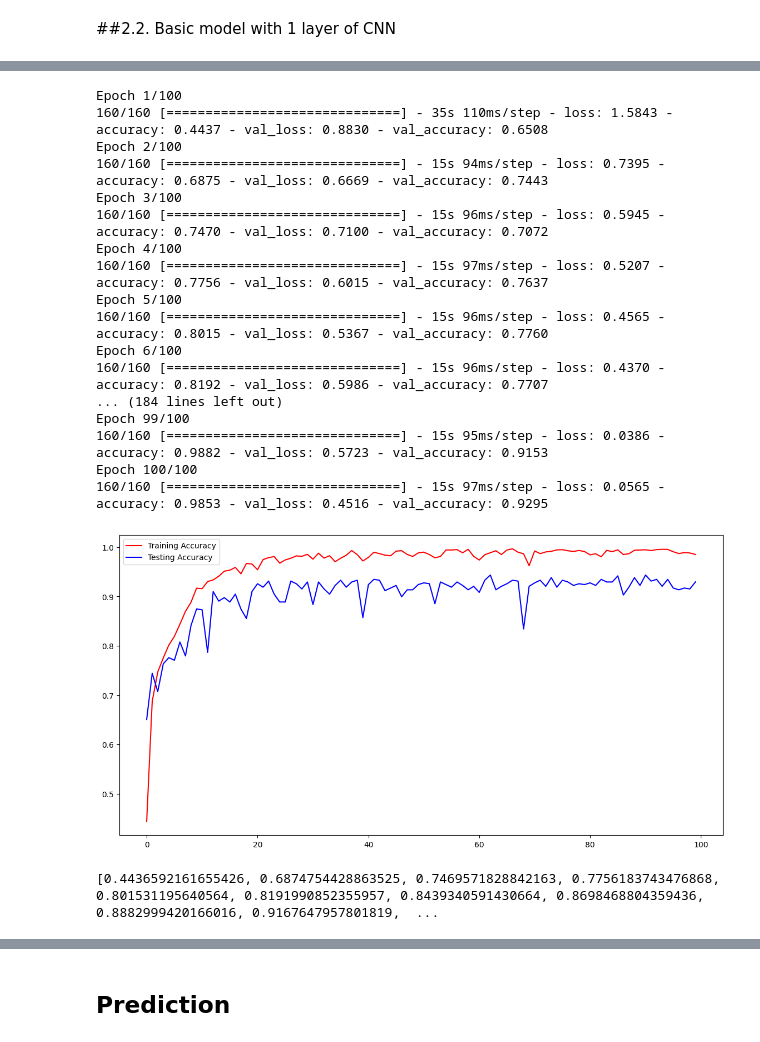
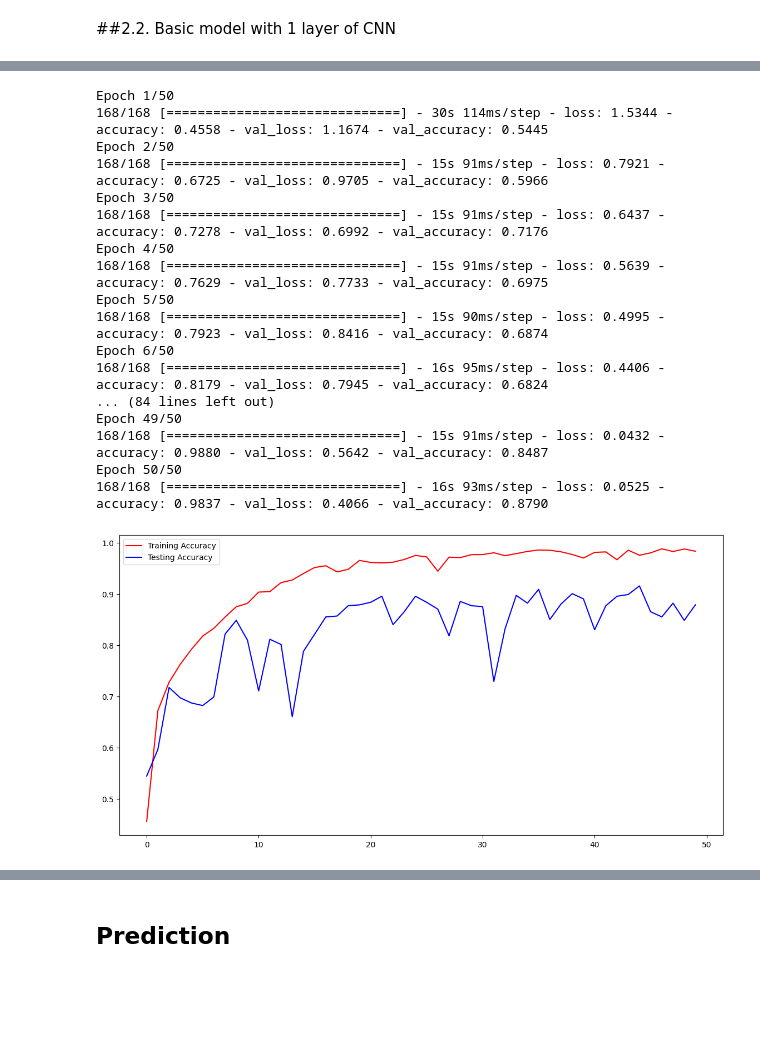
Before and after one commit to jtran2509/brain_tumor, a Jupyter notebook: brain_tumor_classifier.ipynb, the cells around one changed output, grey strips where cells are left out. Cells and saved outputs as stored; diff of their text form; code cells hidden in the pictures; blank space fills up the shorter version.

```diff
--- a/brain_tumor_classifier.ipynb
+++ b/brain_tumor_classifier.ipynb
@@ -211,0 +217,24 @@ X_train, x_test, Y_train, y_test = train_test_split(X_train, Y_train, test_size
+# %%
+# Visualize distribution of the training dataset
+category_count = {}
+
+valid_extensions = ('.jpg', '.png', '.jpeg')
+
+for i in labels:
+  folder_path = os.path.join('/content/drive/MyDrive/brain_tumor/Training', i)
+  valid_images = [file for file in os.listdir(folder_path) if file.lower().endswith(valid_extensions)]
+  category_count[i] = len(valid_images)
+
+fig, ax = plt.subplots(figsize = (9,4))
+
+# Bar chart
+bar_plot = plt.barh(list(category_count.keys()), list(category_count.values()), 0.5)
+plt.title("Type of Tumor Distribution")
+plt.xlabel('Count of images')
+plt.ylabel('Type of Tumor')
+for i, bar in enumerate(bar_plot):
+  plt.text(bar.get_width(),
+           bar.get_y() + bar.get_height() / 2, str(list(category_count.values())[i]),
+           va = 'top')
+
+plt.show()
@@ -212,4 +247,9 @@ X_train, x_test, Y_train, y_test = train_test_split(X_train, Y_train, test_size
 # %%
+# Splitting the data into training and testing sets
+X_train, x_test, Y_train, y_test = train_test_split(X_train, Y_train,
+                                                    test_size = 0.1,
+                                                    random_state=42)
+# Append labels to y_train
 y_train_new = []
 for i in Y_train:
   y_train_new.append(labels.index(i))
@@ -279,5 +350,5 @@ Non-trainable params: 0 (0.00 Byte)
 _________________________________________________________________
 # %%
 # Fit the model to our data
-model1.fit(X_train, Y_train, epochs = 50, validation_split= 0.1)
+history = model1.fit(X_train, Y_train, epochs = 30, validation_split= 0.1)
 # %% [output]
@@ -367,45 +517,42 @@ model.compile(loss = 'categorical_crossentropy',
               metrics = ['accuracy'])
 # %%
 # We already saved our model so we don't need to fit the model again!
-
-history = model.fit(X_train, Y_train, epochs = 100, validation_split= 0.1)
+# model.save('braintumor.h5')
+history = model.fit(X_train, Y_train, epochs = 50, validation_split= 0.1)
 # %% [output]
-Epoch 1/100
-160/160 [==============================] - 35s 110ms/step - loss: 1.5843 - accuracy: 0.4437 - val_loss: 0.8830 - val_accuracy: 0.6508
-Epoch 2/100
-160/160 [==============================] - 15s 94ms/step - loss: 0.7395 - accuracy: 0.6875 - val_loss: 0.6669 - val_accuracy: 0.7443
-Epoch 3/100
-160/160 [==============================] - 15s 96ms/step - loss: 0.5945 - accuracy: 0.7470 - val_loss: 0.7100 - val_accuracy: 0.7072
-Epoch 4/100
-160/160 [==============================] - 15s 97ms/step - loss: 0.5207 - accuracy: 0.7756 - val_loss: 0.6015 - val_accuracy: 0.7637
-Epoch 5/100
-160/160 [==============================] - 15s 96ms/step - loss: 0.4565 - accuracy: 0.8015 - val_loss: 0.5367 - val_accuracy: 0.7760
-Epoch 6/100
-160/160 [==============================] - 15s 96ms/step - loss: 0.4370 - accuracy: 0.8192 - val_loss: 0.5986 - val_accuracy: 0.7707
-... (184 lines left out)
-Epoch 99/100
-160/160 [==============================] - 15s 95ms/step - loss: 0.0386 - accuracy: 0.9882 - val_loss: 0.5723 - val_accuracy: 0.9153
-Epoch 100/100
-160/160 [==============================] - 15s 97ms/step - loss: 0.0565 - accuracy: 0.9853 - val_loss: 0.4516 - val_accuracy: 0.9295
+Epoch 1/50
+168/168 [==============================] - 30s 114ms/step - loss: 1.5344 - accuracy: 0.4558 - val_loss: 1.1674 - val_accuracy: 0.5445
+Epoch 2/50
+168/168 [==============================] - 15s 91ms/step - loss: 0.7921 - accuracy: 0.6725 - val_loss: 0.9705 - val_accuracy: 0.5966
+Epoch 3/50
+168/168 [==============================] - 15s 91ms/step - loss: 0.6437 - accuracy: 0.7278 - val_loss: 0.6992 - val_accuracy: 0.7176
+Epoch 4/50
+168/168 [==============================] - 15s 91ms/step - loss: 0.5639 - accuracy: 0.7629 - val_loss: 0.7733 - val_accuracy: 0.6975
+Epoch 5/50
+168/168 [==============================] - 15s 90ms/step - loss: 0.4995 - accuracy: 0.7923 - val_loss: 0.8416 - val_accuracy: 0.6874
+Epoch 6/50
+168/168 [==============================] - 16s 95ms/step - loss: 0.4406 - accuracy: 0.8179 - val_loss: 0.7945 - val_accuracy: 0.6824
+... (84 lines left out)
+Epoch 49/50
+168/168 [==============================] - 15s 91ms/step - loss: 0.0432 - accuracy: 0.9880 - val_loss: 0.5642 - val_accuracy: 0.8487
+Epoch 50/50
+168/168 [==============================] - 16s 93ms/step - loss: 0.0525 - accuracy: 0.9837 - val_loss: 0.4066 - val_accuracy: 0.8790
 # %%
 import matplotlib.pyplot as plt
 import seaborn as sns
 
 # We already saved our model so we don't need to run it again
-model.save('braintumor.h5')
+brain_tumor = load_model('braintumor.h5')
+
 acc = history.history['accuracy']
 val_acc = history.history['val_accuracy']
 epochs = range(len(acc))
 
 fig = plt.figure(figsize = (14, 7))
 plt.plot(epochs, acc, 'r', label = 'Training Accuracy')
 plt.plot(epochs, val_acc, 'b', label = 'Testing Accuracy')
 plt.legend(loc = 'upper left')
 plt.show()
 # %% [output]
-[figure, old version]
+[figure, new version]
-# %%
-print(acc, val_acc)
-# %% [output]
-[0.4436592161655426, 0.6874754428863525, 0.7469571828842163, 0.7756183743476868, 0.801531195640564, 0.8191990852355957, 0.8439340591430664, 0.8698468804359436, 0.8882999420166016, 0.9167647957801819,  ...
 # %%
```
Also changed, not shown: parts of 78 cells of this notebook, 2 other files.
